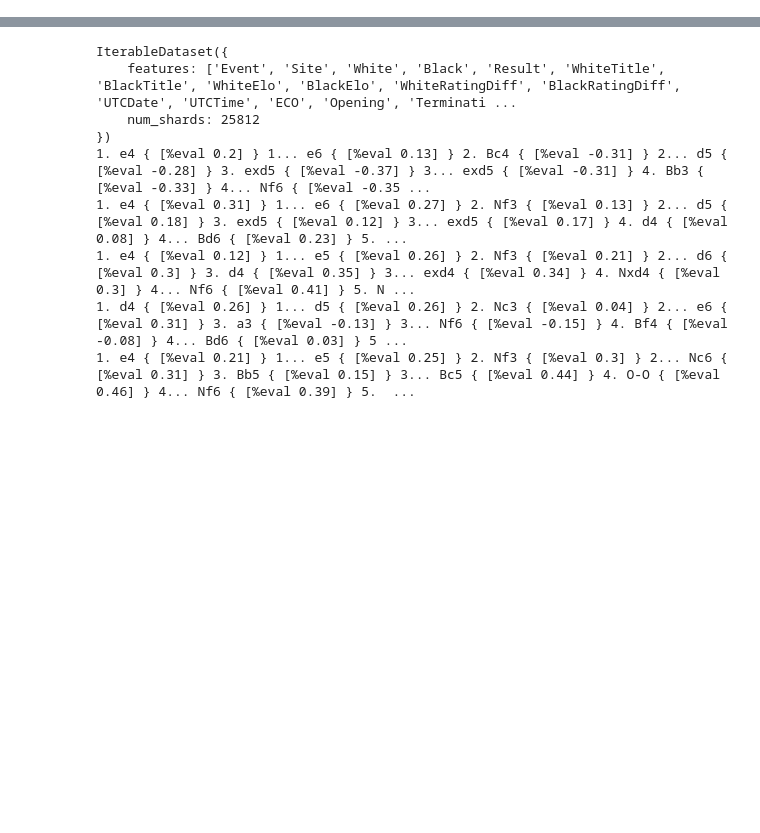
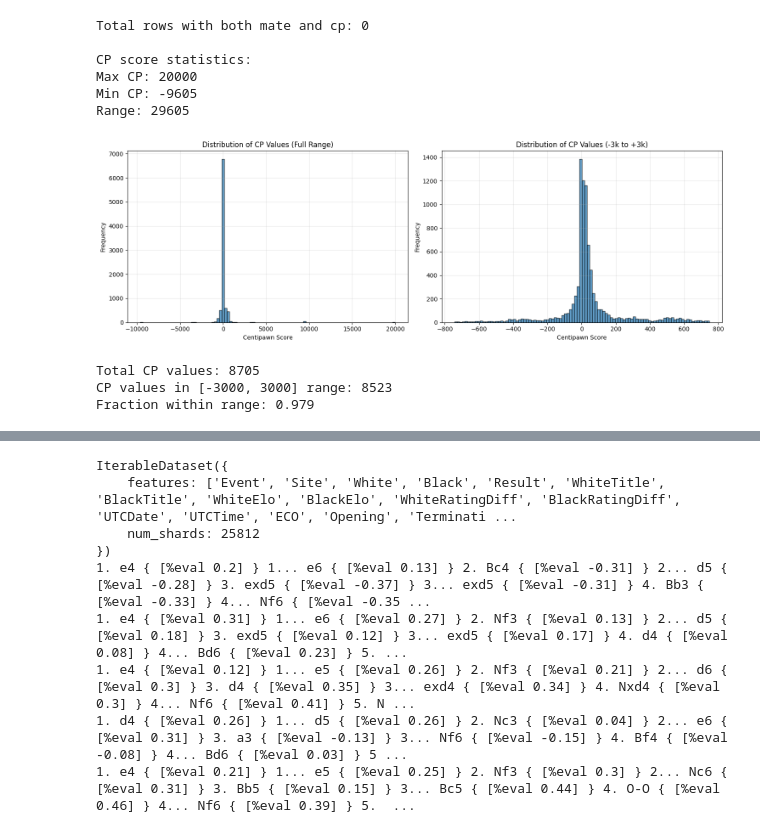
Before and after one commit to eschluntz/chess_ai, a Jupyter notebook: learning/1-data-exploration.ipynb, the cells around one changed output, grey strips where cells are left out. Cells and saved outputs as stored; diff of their text form; code cells hidden in the pictures; blank space fills up the shorter version.

```diff
--- a/learning/1-data-exploration.ipynb
+++ b/learning/1-data-exploration.ipynb
@@ -35,0 +113,71 @@ centi-pawn: 229
+# %%
+# Look for rows that have both mate and cp scores
+ds_pos = ds_pos_full["train"].take(10000)
+
+both_count = 0
+cp_values = []
+for example in ds_pos:
+    if example['cp'] is not None:
+        cp_values.append(example['cp'])
+    if example['mate'] is not None and example['cp'] is not None:
+        both_count += 1
+        if both_count <= 5:  # Show first 5 examples
+            print(f"Row {both_count}:")
+            print(f"  FEN: {example['fen']}")
+            print(f"  CP: {example['cp']}")
+            print(f"  Mate: {example['mate']}")
+            print()
+
+print(f"Total rows with both mate and cp: {both_count}")
+if both_count > 0:
+    print(f"Fraction of total samples: {both_count / 10000:.4f}")
+
+# Find max and min cp scores
+if cp_values:
+    max_cp = max(cp_values)
+    min_cp = min(cp_values)
+    print(f"\nCP score statistics:")
+    print(f"Max CP: {max_cp}")
+    print(f"Min CP: {min_cp}")
+    print(f"Range: {max_cp - min_cp}")
+else:
+    print("No CP values found")
+# %% [output]
+Total rows with both mate and cp: 0
+
+CP score statistics:
+Max CP: 20000
+Min CP: -9605
+Range: 29605
+# %%
+from matplotlib import pyplot as plt
+# Draw histogram of cp values with full extent
+plt.figure(figsize=(15, 5))
+
+plt.subplot(1, 2, 1)
+plt.hist(cp_values, bins=100, alpha=0.7, edgecolor='black')
+plt.xlabel('Centipawn Score')
+plt.ylabel('Frequency')
+plt.title('Distribution of CP Values (Full Range)')
+plt.grid(True, alpha=0.3)
+
+cap_value = 750
+plt.subplot(1, 2, 2)
+capped_cp_values = [cp for cp in cp_values if -cap_value <= cp <= cap_value]
+plt.hist(capped_cp_values, bins=100, alpha=0.7, edgecolor='black')
+plt.xlabel('Centipawn Score')
+plt.ylabel('Frequency')
+plt.title('Distribution of CP Values (-3k to +3k)')
+plt.grid(True, alpha=0.3)
+
+plt.tight_layout()
+plt.show()
+
+print(f"Total CP values: {len(cp_values)}")
+print(f"CP values in [-3000, 3000] range: {len(capped_cp_values)}")
+print(f"Fraction within range: {len(capped_cp_values) / len(cp_values):.3f}")
+# %% [output]
+[figure, added]
+Total CP values: 8705
+CP values in [-3000, 3000] range: 8523
+Fraction within range: 0.979
```
Also changed, not shown: parts of 8 cells of this notebook, 6 other files.
